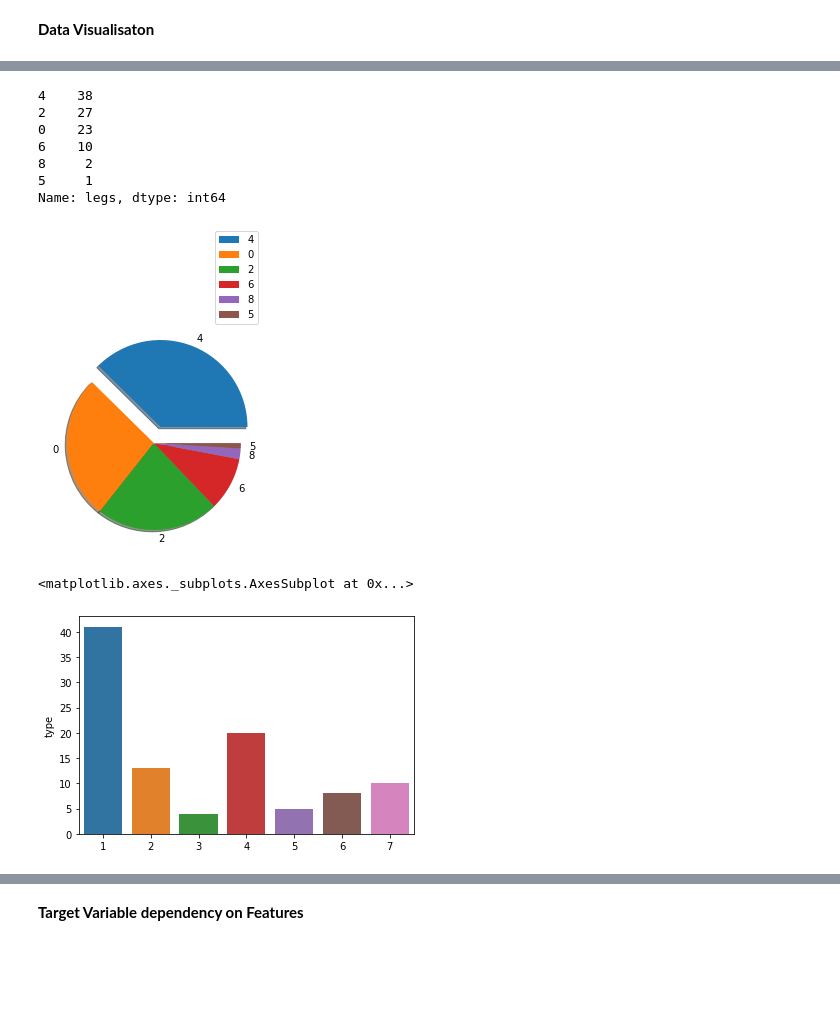
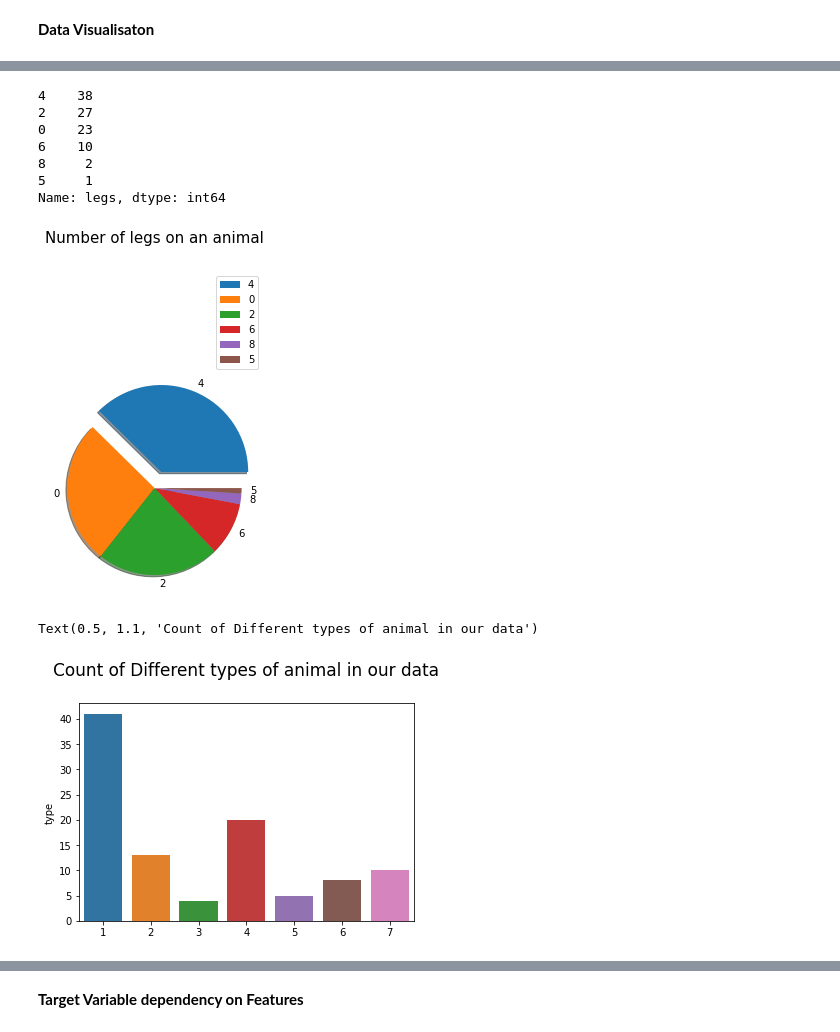
Before and after one commit to manasik29/KNearestNeighbors, a Jupyter notebook: KNearestNeighbor_Zoo.ipynb, the cells around one changed output, grey strips where cells are left out. Saved outputs shown, nothing was run; the diff lists cells and outputs as text; code cells hidden in the pictures; blank space fills up the shorter version.

```diff
--- a/KNearestNeighbor_Zoo.ipynb
+++ b/KNearestNeighbor_Zoo.ipynb
@@ -194,20 +196,22 @@ Name: type, dtype: int64
 # %%
 plt.pie(data.legs.value_counts(), labels = data.legs.unique(), explode= (0.2,0,0,0,0,0), shadow=True)
 plt.legend(data.legs.unique(), bbox_to_anchor=(0,0,1,1.5))
+plt.title("Number of legs on an animal", y = 1.6, fontsize= 15)
 print(data.legs.value_counts())
 # %% [output]
 4    38
 2    27
 0    23
 6    10
 8     2
 5     1
 Name: legs, dtype: int64
-[figure, old version]
+[figure, new version]
 # %%
 sns.barplot(x=data.type.unique(), y = data.type.value_counts())
+plt.title("Count of Different types of animal in our data", fontsize=17, y = 1.1)
 # %% [output]
-<matplotlib.axes._subplots.AxesSubplot at 0x...>
+Text(0.5, 1.1, 'Count of Different types of animal in our data')
-[figure, old version]
+[figure, new version]
 # %%
 sns.barplot(x=data.legs.unique(), y = data.legs.value_counts())
```
Also changed, not shown: parts of 7 cells of this notebook.
